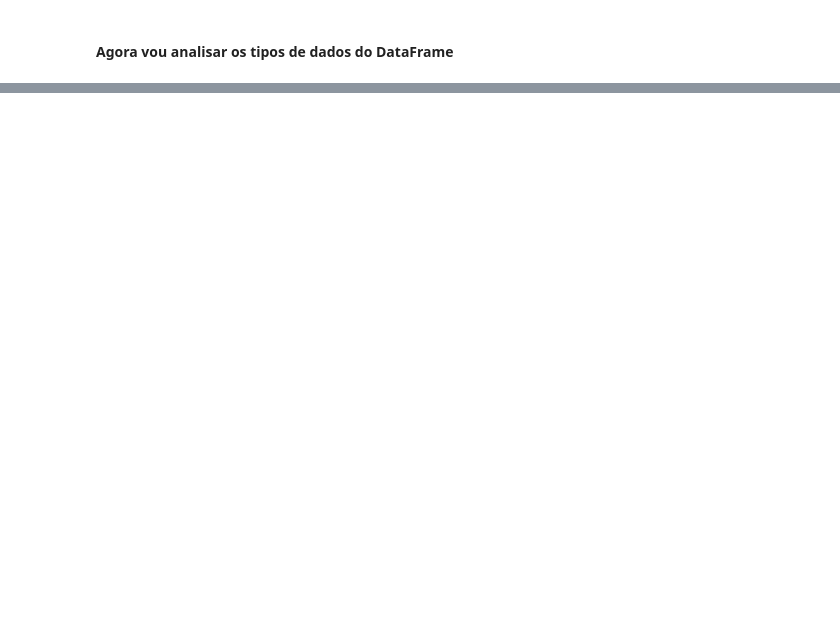
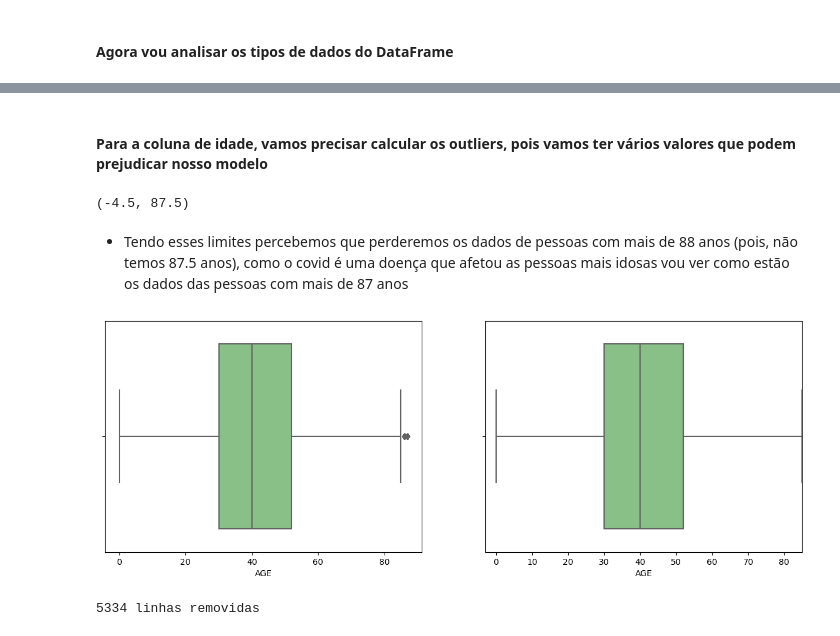
Before and after one commit to LucasSantos875478/proj_covid, a Jupyter notebook: proj_covid19.ipynb, the cells around one changed output, grey strips where cells are left out. Saved outputs shown, nothing was run; the diff lists cells and outputs as text; code cells hidden in the pictures; blank space fills up the shorter version.

```diff
--- a/proj_covid19.ipynb
+++ b/proj_covid19.ipynb
@@ -151,0 +179,5 @@ dtype: object
+# %%
+# definindo as cores do gráfico
+cores = plt.get_cmap('Accent').colors
+ciclo_cores = cycler('color', cores)
+plt.rc('axes', prop_cycle=ciclo_cores)
@@ -151,0 +186,53 @@ dtype: object
+# %%
+# função para facilitar a visualização dos gráficos
+def grafico_barra(coluna):
+    plt.figure(figsize=(15,10))
+    indicie = list(coluna.value_counts().index)
+    valores = list(coluna.value_counts())
+    barra = plt.bar(indicie, valores)
+    plt.bar_label(barra, labels=valores, padding=5, fontsize=12, fontweight='bold')
+    plt.xticks(ticks=indicie)
+    plt.tick_params(axis='both', length=0)
+    plt.yticks([])
+    plt.box(False)
+    plt.title(f'Gráfico da coluna {coluna.name}', fontsize=14, fontweight='bold')
+
+
+def calcluar_limites(coluna):
+    q1 = coluna.quantile(0.25)
+    q3 = coluna.quantile(0.75)
+    amplitude = q3 - q1
+    return q1 - 1.5 * amplitude, q3 + 1.5 * amplitude
+
+
+def excluir_outliers(df, coluna):
+    qtd_linhas = df.shape[0]
+    inf, sup = calcluar_limites(df[coluna])
+    df = df.loc[(df[coluna] >= inf) & (df[coluna] <= sup), :]
+    linhas_removidas = qtd_linhas - df.shape[0]
+    return df, linhas_removidas
+
+
+def diagrama_caixa(coluna):
+    fig, (ax1, ax2) = plt.subplots(1, 2)
+    fig.set_size_inches(15, 5)
+    sns.boxplot(x=coluna, ax=ax1)
+    ax2.set_xlim(calcluar_limites(coluna))
+    sns.boxplot(x=coluna, ax=ax2)
+# %% [markdown]
+#### Para a coluna de idade, vamos precisar calcular os outliers, pois vamos ter vários valores que podem prejudicar nosso modelo
+# %%
+calcluar_limites(covid_df['AGE'])
+# %% [output]
+(-4.5, 87.5)
+# %% [markdown]
+- Tendo esses limites percebemos que perderemos os dados de pessoas com mais de 88 anos (pois, não temos 87.5 anos), como o covid é uma doença que afetou as pessoas mais idosas vou ver como estão os dados das pessoas com mais de 87 anos
+# %%
+diagrama_caixa(covid_df['AGE'])
+# %% [output]
+[figure, added]
+# %%
+covid_df, linhas_removidas = excluir_outliers(covid_df, 'AGE')
+print(f'{linhas_removidas} linhas removidas')
+# %% [output]
+5334 linhas removidas
```
Also changed, not shown: parts of 47 cells of this notebook, 4 other files.
